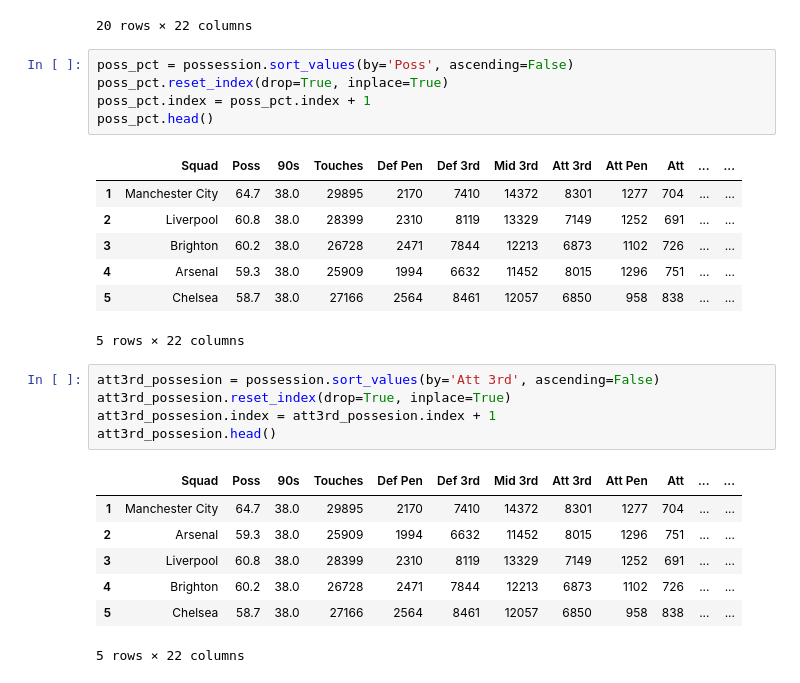
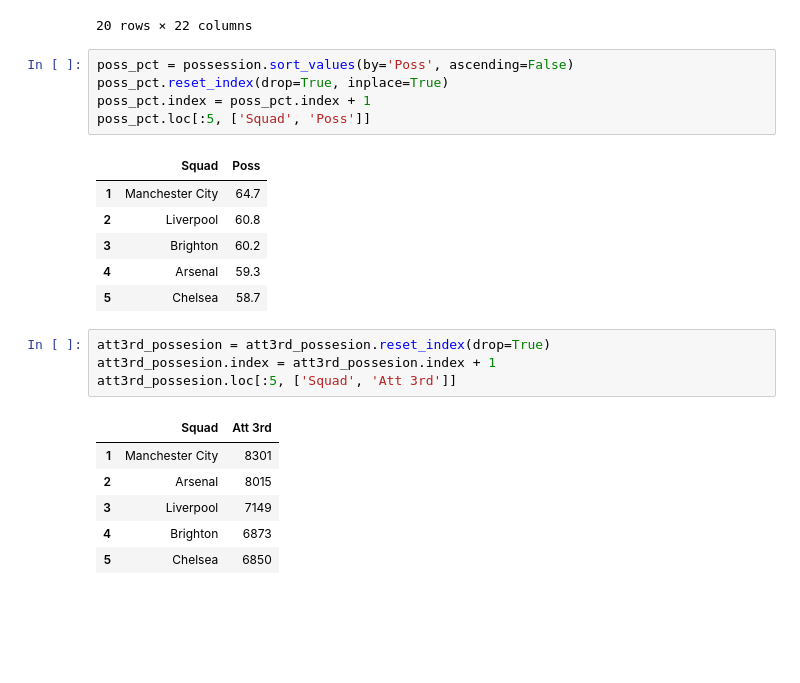
Before and after one commit to ayomidecole/Prem2022-23-data, a Jupyter notebook: prem_data_analysis.ipynb, the cells around one changed output. Saved outputs shown, nothing was run; the diff lists cells and outputs as text; blank space fills up the shorter version.

Commit message:
Displayed only relevant columns

```diff
--- a/prem_data_analysis.ipynb
+++ b/prem_data_analysis.ipynb
@@ -172,26 +171,23 @@ possession
 # %%
 poss_pct = possession.sort_values(by='Poss', ascending=False)
 poss_pct.reset_index(drop=True, inplace=True)
 poss_pct.index = poss_pct.index + 1
-poss_pct.head()
+poss_pct.loc[:5, ['Squad', 'Poss']]
 # %% [output]
-|  | Squad | Poss | 90s | Touches | Def Pen | Def 3rd | Mid 3rd | Att 3rd | Att Pen | Att | ... | ... |
-| 1 | Manchester City | 64.7 | 38.0 | 29895 | 2170 | 7410 | 14372 | 8301 | 1277 | 704 | ... | ... |
-| 2 | Liverpool | 60.8 | 38.0 | 28399 | 2310 | 8119 | 13329 | 7149 | 1252 | 691 | ... | ... |
-| 3 | Brighton | 60.2 | 38.0 | 26728 | 2471 | 7844 | 12213 | 6873 | 1102 | 726 | ... | ... |
-| 4 | Arsenal | 59.3 | 38.0 | 25909 | 1994 | 6632 | 11452 | 8015 | 1296 | 751 | ... | ... |
-| 5 | Chelsea | 58.7 | 38.0 | 27166 | 2564 | 8461 | 12057 | 6850 | 958 | 838 | ... | ... |
+|  | Squad | Poss |
+| 1 | Manchester City | 64.7 |
+| 2 | Liverpool | 60.8 |
+| 3 | Brighton | 60.2 |
+| 4 | Arsenal | 59.3 |
+| 5 | Chelsea | 58.7 |
-5 rows × 22 columns
 # %%
-att3rd_possesion = possession.sort_values(by='Att 3rd', ascending=False)
-att3rd_possesion.reset_index(drop=True, inplace=True)
+att3rd_possesion = att3rd_possesion.reset_index(drop=True)
 att3rd_possesion.index = att3rd_possesion.index + 1
-att3rd_possesion.head()
+att3rd_possesion.loc[:5, ['Squad', 'Att 3rd']]
 # %% [output]
-|  | Squad | Poss | 90s | Touches | Def Pen | Def 3rd | Mid 3rd | Att 3rd | Att Pen | Att | ... | ... |
-| 1 | Manchester City | 64.7 | 38.0 | 29895 | 2170 | 7410 | 14372 | 8301 | 1277 | 704 | ... | ... |
-| 2 | Arsenal | 59.3 | 38.0 | 25909 | 1994 | 6632 | 11452 | 8015 | 1296 | 751 | ... | ... |
-| 3 | Liverpool | 60.8 | 38.0 | 28399 | 2310 | 8119 | 13329 | 7149 | 1252 | 691 | ... | ... |
-| 4 | Brighton | 60.2 | 38.0 | 26728 | 2471 | 7844 | 12213 | 6873 | 1102 | 726 | ... | ... |
-| 5 | Chelsea | 58.7 | 38.0 | 27166 | 2564 | 8461 | 12057 | 6850 | 958 | 838 | ... | ... |
+|  | Squad | Att 3rd |
+| 1 | Manchester City | 8301 |
+| 2 | Arsenal | 8015 |
+| 3 | Liverpool | 7149 |
+| 4 | Brighton | 6873 |
+| 5 | Chelsea | 6850 |
-5 rows × 22 columns
```
Also changed, not shown: parts of 6 cells of this notebook.
